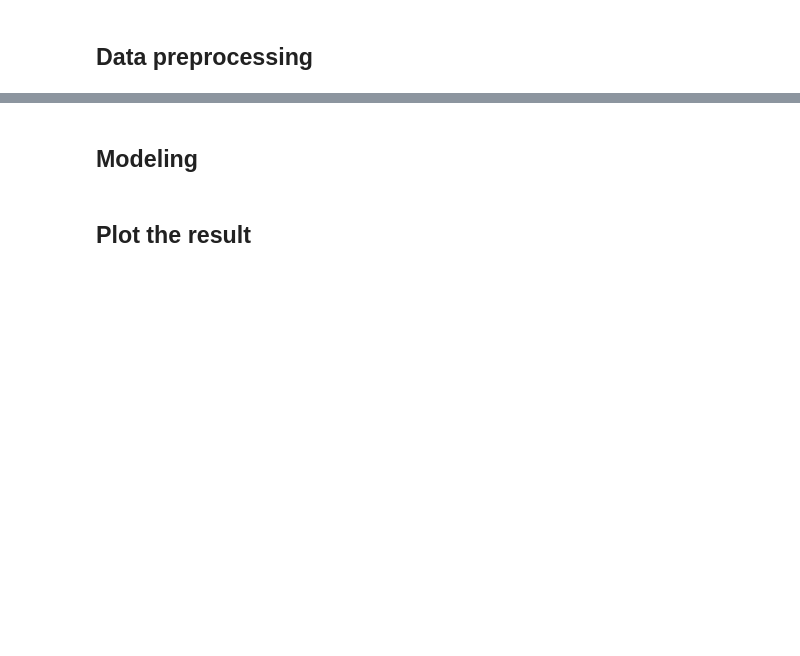
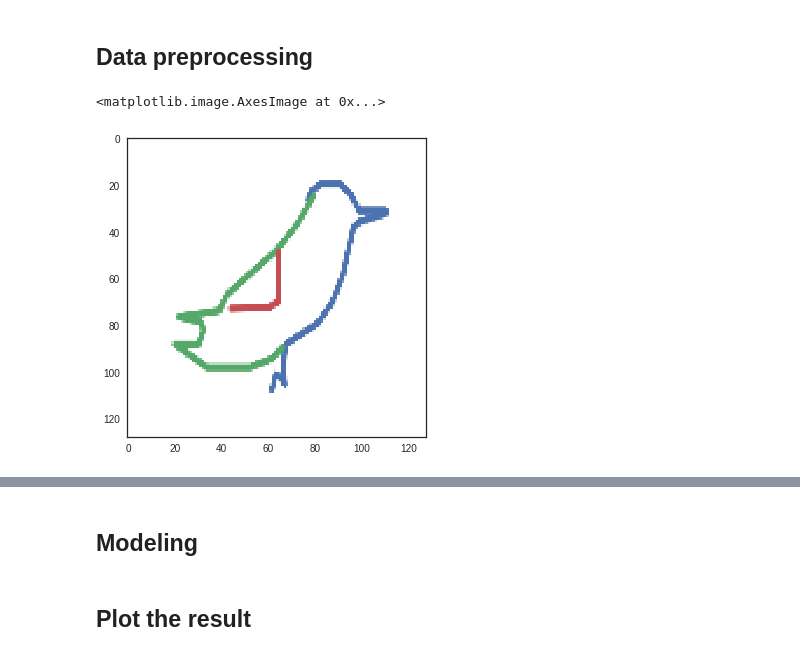
Before and after one commit to jjone36/Colab, a Jupyter notebook: 96_cnn_Doodle.ipynb, the cells around one changed output, grey strips where cells are left out. Drawn from its saved outputs; the diff is of its cells as text; code cells hidden in the pictures; blank space fills up the shorter version.

```diff
--- a/96_cnn_Doodle.ipynb
+++ b/96_cnn_Doodle.ipynb
@@ -160,3 +157,28 @@ X = am_2.drawing
 # %%
 # Encodding
 y = pd.get_dummies(y)
+# %%
+im_size = 128
+n_class = len(animals)
+# %%
+# define a function converting drawing to image data
+def draw_to_img(strokes, im_size):
+    strokes = ast.literal_eval(strokes)
+    fig, ax = plt.subplots()
+    for x, y in strokes:
+        ax.plot(x, -np.array(y), lw = 10)
+    ax.axis('off')
+    fig.canvas.draw()
+    A = np.array(fig.canvas.renderer._renderer)
+    plt.close('all')
+    plt.clf()
+    # image resizing. Original X is of various size due to strokes variable's length
+    A = (cv2.resize(A, (im_size, im_size)) / 255.)
+
+    return A
+# %%
+image = draw_to_img(X[50], im_size)
+plt.imshow(image)
+# %% [output]
+<matplotlib.image.AxesImage at 0x...>
+[figure, added]
```
Also changed, not shown: parts of 19 cells of this notebook.
